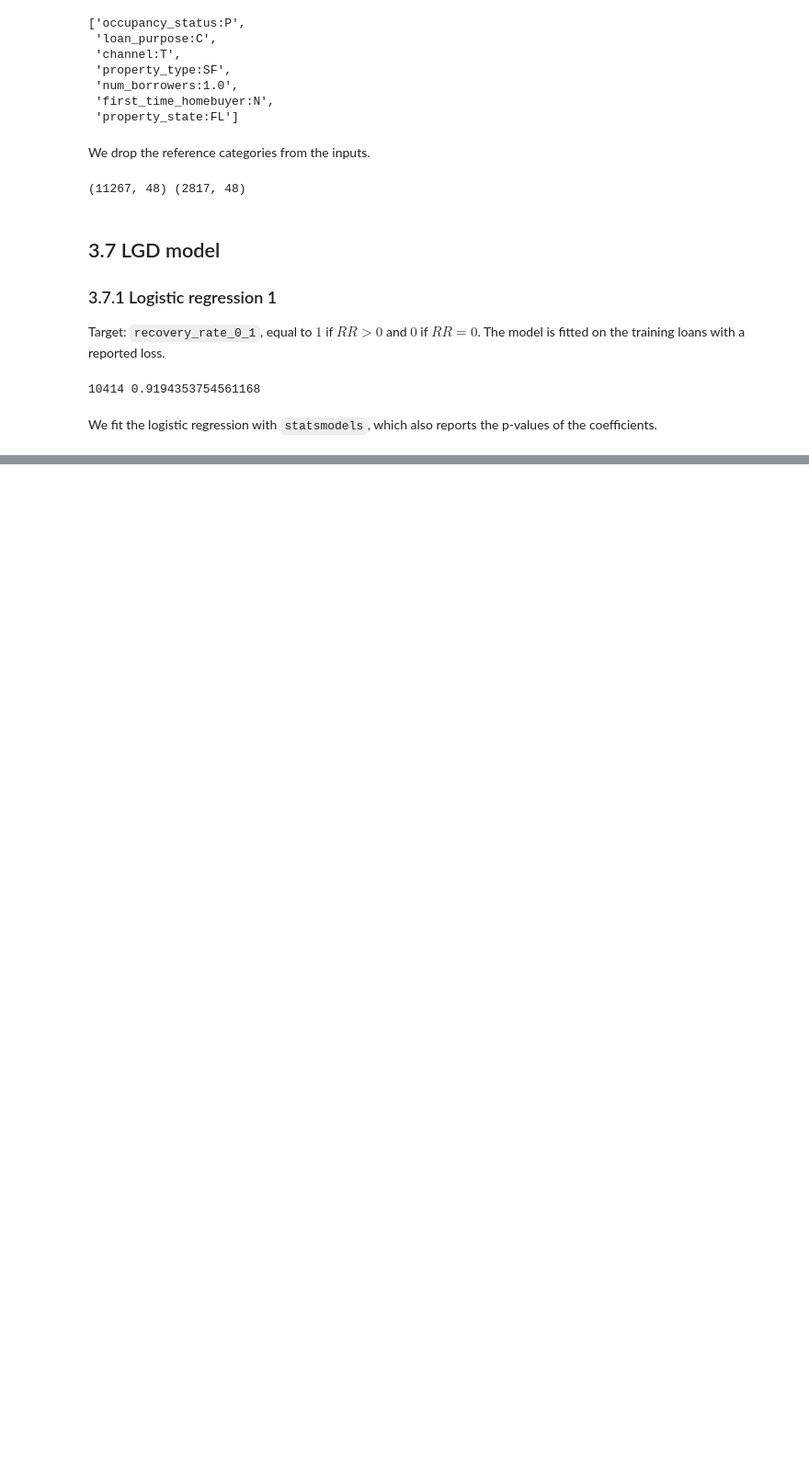
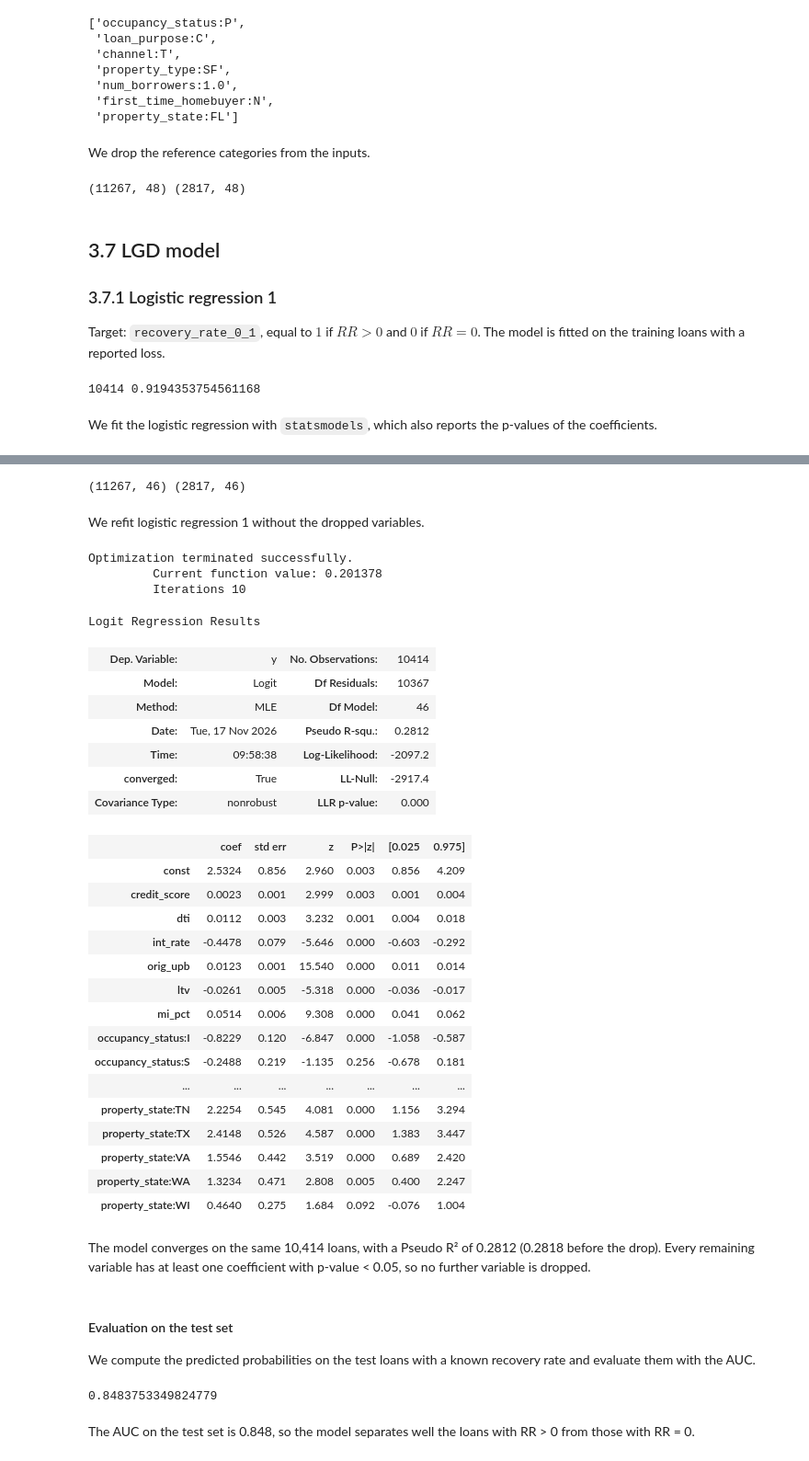
Before and after one commit to keramidasvasilis/credit-risk-el, a Jupyter notebook: notebooks/03_lgd_ead_models.ipynb, the cells around one changed output, grey strips where cells are left out. Shown at 92% size. Saved outputs shown, nothing was run; the diff lists cells and outputs as text; code cells hidden in the pictures; blank space fills up the shorter version.

```diff
--- a/notebooks/03_lgd_ead_models.ipynb
+++ b/notebooks/03_lgd_ead_models.ipynb
@@ -360,0 +382,61 @@ Logit Regression Results
+# %%
+drop_cols = ['orig_loan_term', 'first_time_homebuyer:Y']
+
+inputs_train = inputs_train.drop(drop_cols, axis = 1)
+inputs_test = inputs_test.drop(drop_cols, axis = 1)
+
+print(inputs_train.shape, inputs_test.shape)
+# %% [output]
+(11267, 46) (2817, 46)
+# %% [markdown]
+We refit logistic regression 1 without the dropped variables.
+# %%
+X_lgd_st_1_train = sm.add_constant(inputs_train[mask_lgd_train])
+reg_lgd_st_1 = sm.Logit(recovery_rate_0_1_train, X_lgd_st_1_train).fit()
+reg_lgd_st_1.summary()
+# %% [output]
+Optimization terminated successfully.
+         Current function value: 0.201378
+         Iterations 10
+Logit Regression Results
+| Dep. Variable: | y | No. Observations: | 10414 |
+| Model: | Logit | Df Residuals: | 10367 |
+| Method: | MLE | Df Model: | 46 |
+| Date: | Tue, 17 Nov 2026 | Pseudo R-squ.: | 0.2812 |
+| Time: | 09:58:38 | Log-Likelihood: | -2097.2 |
+| converged: | True | LL-Null: | -2917.4 |
+| Covariance Type: | nonrobust | LLR p-value: | 0.000 |
+|  | coef | std err | z | P>|z| | [0.025 | 0.975] |
+| const | 2.5324 | 0.856 | 2.960 | 0.003 | 0.856 | 4.209 |
+| credit_score | 0.0023 | 0.001 | 2.999 | 0.003 | 0.001 | 0.004 |
+| dti | 0.0112 | 0.003 | 3.232 | 0.001 | 0.004 | 0.018 |
+| int_rate | -0.4478 | 0.079 | -5.646 | 0.000 | -0.603 | -0.292 |
+| orig_upb | 0.0123 | 0.001 | 15.540 | 0.000 | 0.011 | 0.014 |
+| ltv | -0.0261 | 0.005 | -5.318 | 0.000 | -0.036 | -0.017 |
+| mi_pct | 0.0514 | 0.006 | 9.308 | 0.000 | 0.041 | 0.062 |
+| occupancy_status:I | -0.8229 | 0.120 | -6.847 | 0.000 | -1.058 | -0.587 |
+| occupancy_status:S | -0.2488 | 0.219 | -1.135 | 0.256 | -0.678 | 0.181 |
+| ... | ... | ... | ... | ... | ... | ... |
+| property_state:TN | 2.2254 | 0.545 | 4.081 | 0.000 | 1.156 | 3.294 |
+| property_state:TX | 2.4148 | 0.526 | 4.587 | 0.000 | 1.383 | 3.447 |
+| property_state:VA | 1.5546 | 0.442 | 3.519 | 0.000 | 0.689 | 2.420 |
+| property_state:WA | 1.3234 | 0.471 | 2.808 | 0.005 | 0.400 | 2.247 |
+| property_state:WI | 0.4640 | 0.275 | 1.684 | 0.092 | -0.076 | 1.004 |
+# %% [markdown]
+The model converges on the same 10,414 loans, with a Pseudo R² of 0.2812 (0.2818 before the drop). Every remaining variable has at least one coefficient with p-value < 0.05, so no further variable is dropped.
+# %% [markdown]
+#### Evaluation on the test set
+
+We compute the predicted probabilities on the test loans with a known recovery rate and evaluate them with the AUC.
+# %%
+from sklearn.metrics import roc_auc_score
+
+# Predicted probabilities of RR > 0 on the test set
+X_lgd_st_1_test = sm.add_constant(inputs_test[mask_lgd_test])
+y_hat_lgd_st_1_test = reg_lgd_st_1.predict(X_lgd_st_1_test)
+
+roc_auc_score(recovery_rate_0_1_test, y_hat_lgd_st_1_test)
+# %% [output]
+0.8483753349824779
+# %% [markdown]
+The AUC on the test set is 0.848, so the model separates well the loans with RR > 0 from those with RR = 0.
```
Also changed, not shown: parts of 40 cells of this notebook.
